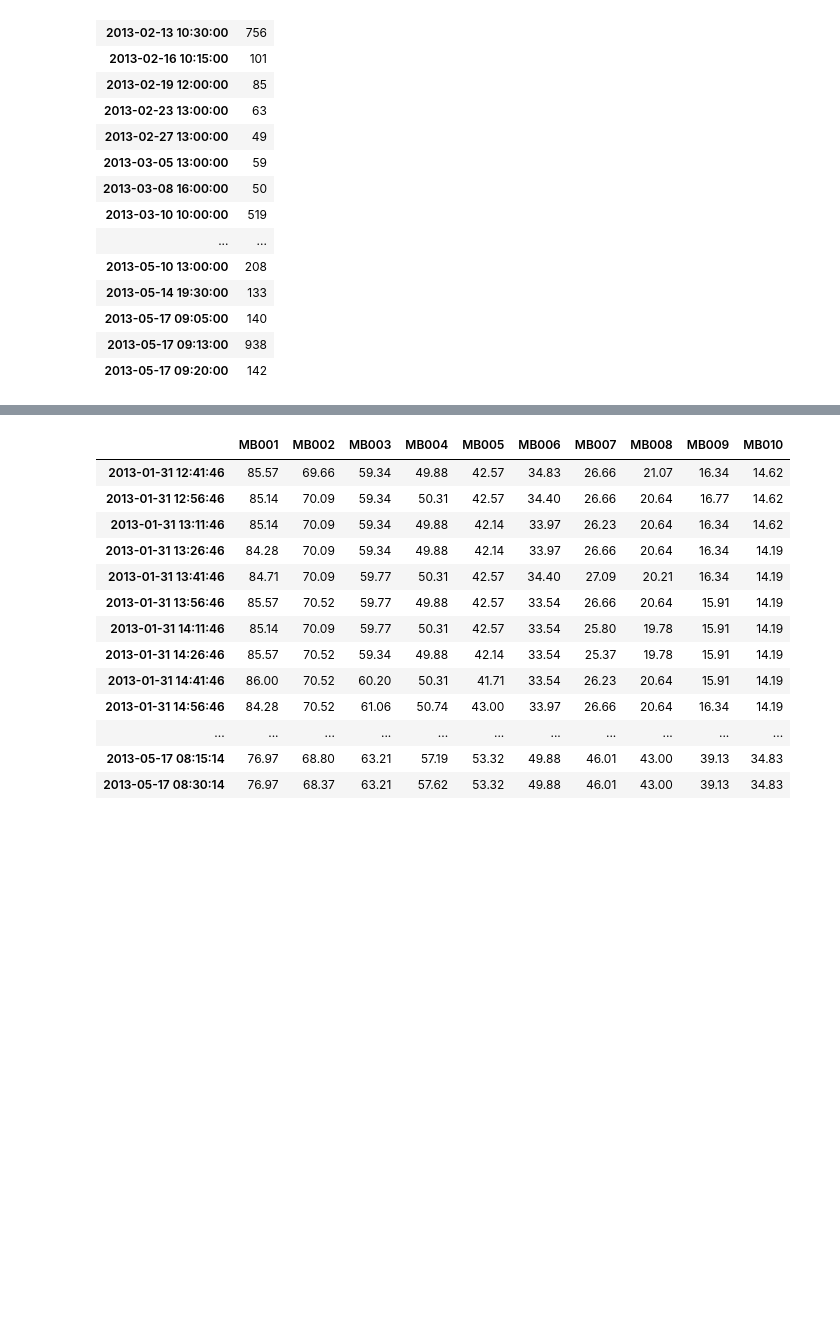
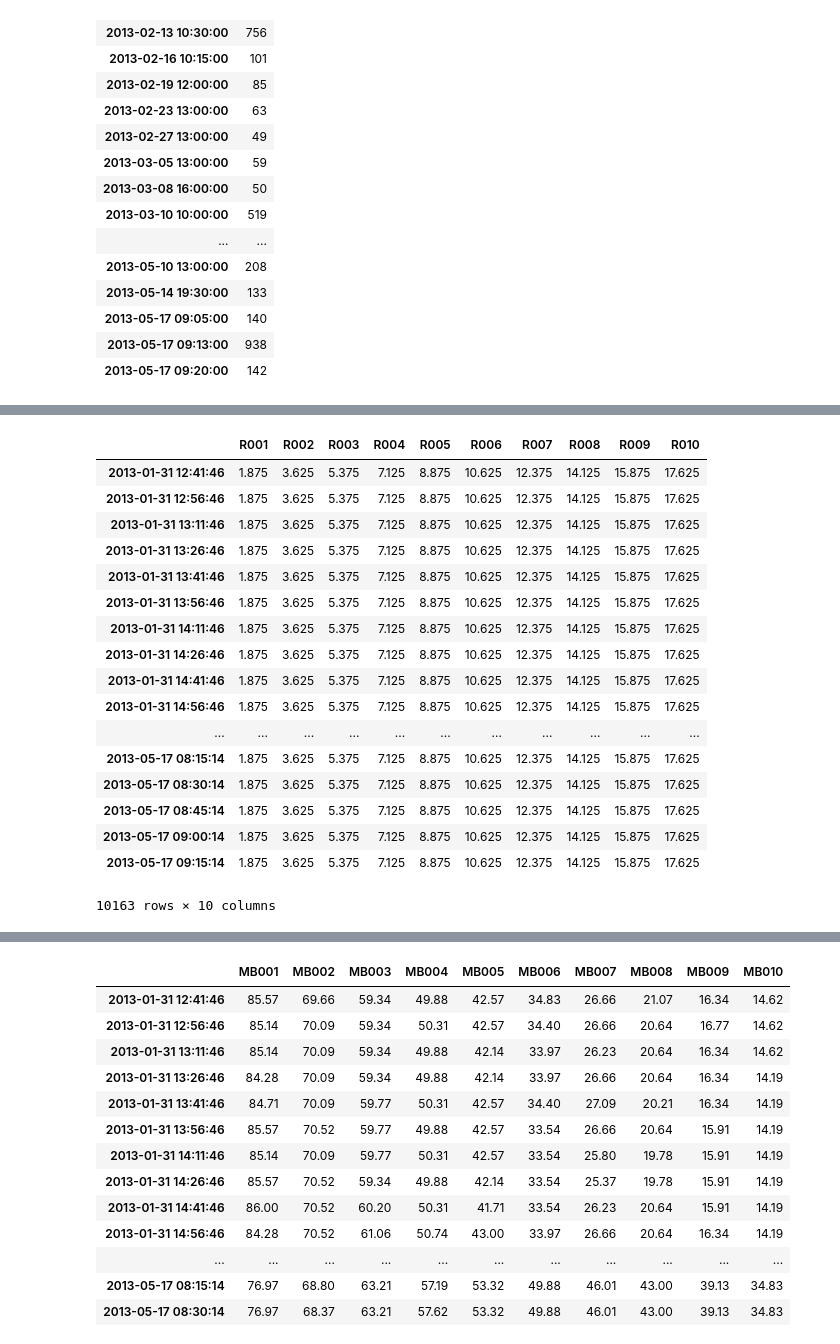
Before and after one commit to thodson-usgs/mfasaid, a Jupyter notebook: index-Copy1.ipynb, the cells around one changed output, grey strips where cells are left out. Drawn from its saved outputs; the diff is of its cells as text; code cells hidden in the pictures; blank space fills up the shorter version.

```diff
--- a/index-Copy1.ipynb
+++ b/index-Copy1.ipynb
@@ -69,4 +69,26 @@ advm_data.get_data()
 10163 rows × 42 columns
+# %%
+# advm_data.get_cell_range() / np.cos(np.deg2rad(configuration_parameters['Slant Angle']))
+advm_data.get_cell_range()
+# %% [output]
+|  | R001 | R002 | R003 | R004 | R005 | R006 | R007 | R008 | R009 | R010 |
+| 2013-01-31 12:41:46 | 1.875 | 3.625 | 5.375 | 7.125 | 8.875 | 10.625 | 12.375 | 14.125 | 15.875 | 17.625 |
+| 2013-01-31 12:56:46 | 1.875 | 3.625 | 5.375 | 7.125 | 8.875 | 10.625 | 12.375 | 14.125 | 15.875 | 17.625 |
+| 2013-01-31 13:11:46 | 1.875 | 3.625 | 5.375 | 7.125 | 8.875 | 10.625 | 12.375 | 14.125 | 15.875 | 17.625 |
+| 2013-01-31 13:26:46 | 1.875 | 3.625 | 5.375 | 7.125 | 8.875 | 10.625 | 12.375 | 14.125 | 15.875 | 17.625 |
+| 2013-01-31 13:41:46 | 1.875 | 3.625 | 5.375 | 7.125 | 8.875 | 10.625 | 12.375 | 14.125 | 15.875 | 17.625 |
+| 2013-01-31 13:56:46 | 1.875 | 3.625 | 5.375 | 7.125 | 8.875 | 10.625 | 12.375 | 14.125 | 15.875 | 17.625 |
+| 2013-01-31 14:11:46 | 1.875 | 3.625 | 5.375 | 7.125 | 8.875 | 10.625 | 12.375 | 14.125 | 15.875 | 17.625 |
+| 2013-01-31 14:26:46 | 1.875 | 3.625 | 5.375 | 7.125 | 8.875 | 10.625 | 12.375 | 14.125 | 15.875 | 17.625 |
+| 2013-01-31 14:41:46 | 1.875 | 3.625 | 5.375 | 7.125 | 8.875 | 10.625 | 12.375 | 14.125 | 15.875 | 17.625 |
+| 2013-01-31 14:56:46 | 1.875 | 3.625 | 5.375 | 7.125 | 8.875 | 10.625 | 12.375 | 14.125 | 15.875 | 17.625 |
+| ... | ... | ... | ... | ... | ... | ... | ... | ... | ... | ... |
+| 2013-05-17 08:15:14 | 1.875 | 3.625 | 5.375 | 7.125 | 8.875 | 10.625 | 12.375 | 14.125 | 15.875 | 17.625 |
+| 2013-05-17 08:30:14 | 1.875 | 3.625 | 5.375 | 7.125 | 8.875 | 10.625 | 12.375 | 14.125 | 15.875 | 17.625 |
+| 2013-05-17 08:45:14 | 1.875 | 3.625 | 5.375 | 7.125 | 8.875 | 10.625 | 12.375 | 14.125 | 15.875 | 17.625 |
+| 2013-05-17 09:00:14 | 1.875 | 3.625 | 5.375 | 7.125 | 8.875 | 10.625 | 12.375 | 14.125 | 15.875 | 17.625 |
+| 2013-05-17 09:15:14 | 1.875 | 3.625 | 5.375 | 7.125 | 8.875 | 10.625 | 12.375 | 14.125 | 15.875 | 17.625 |
+10163 rows × 10 columns
 # %%
 # show configuration parameters
 configuration_parameters = advm_data.get_configuration_parameters()
```
Also changed, not shown: parts of 7 cells of this notebook.
